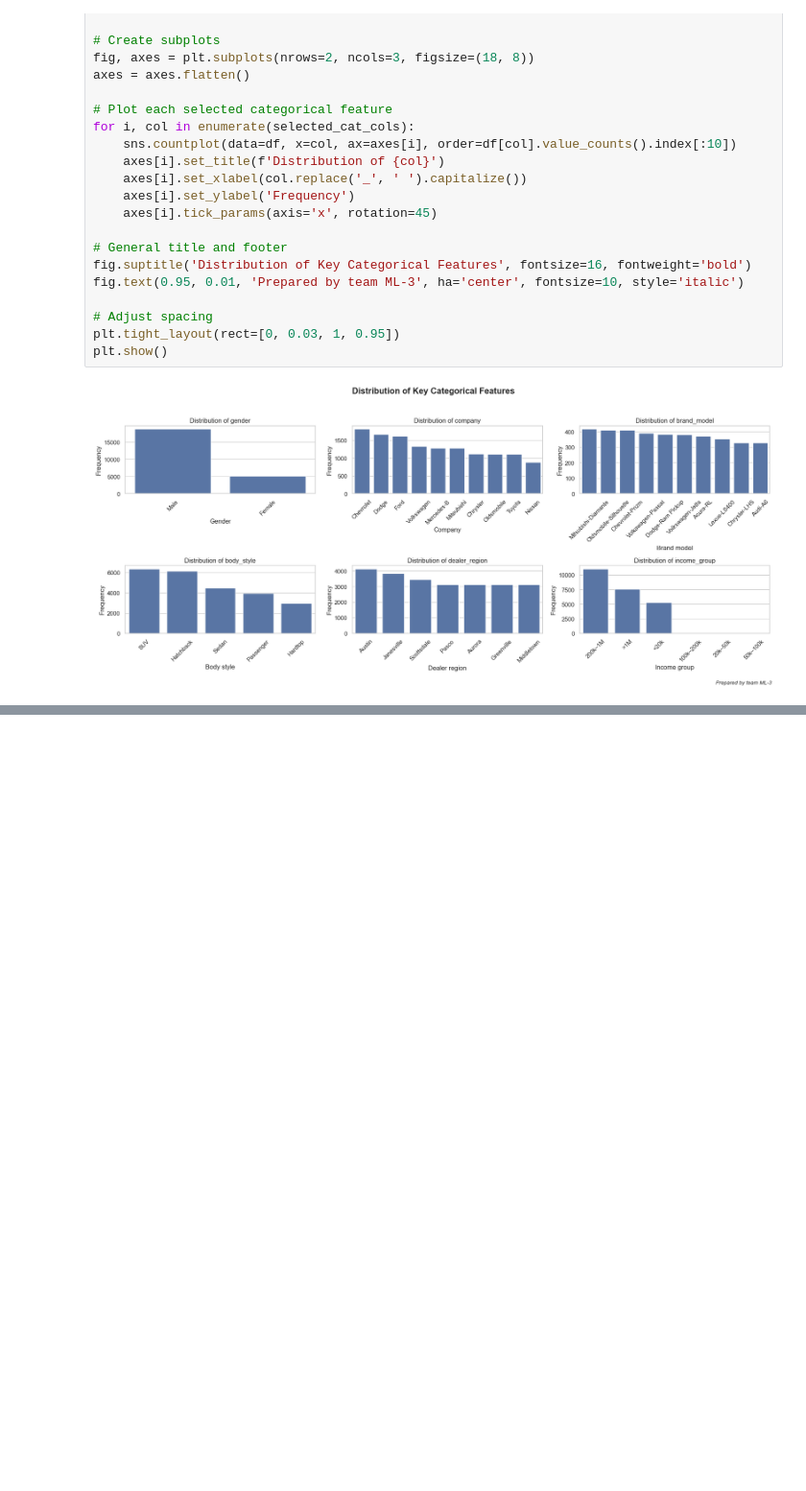
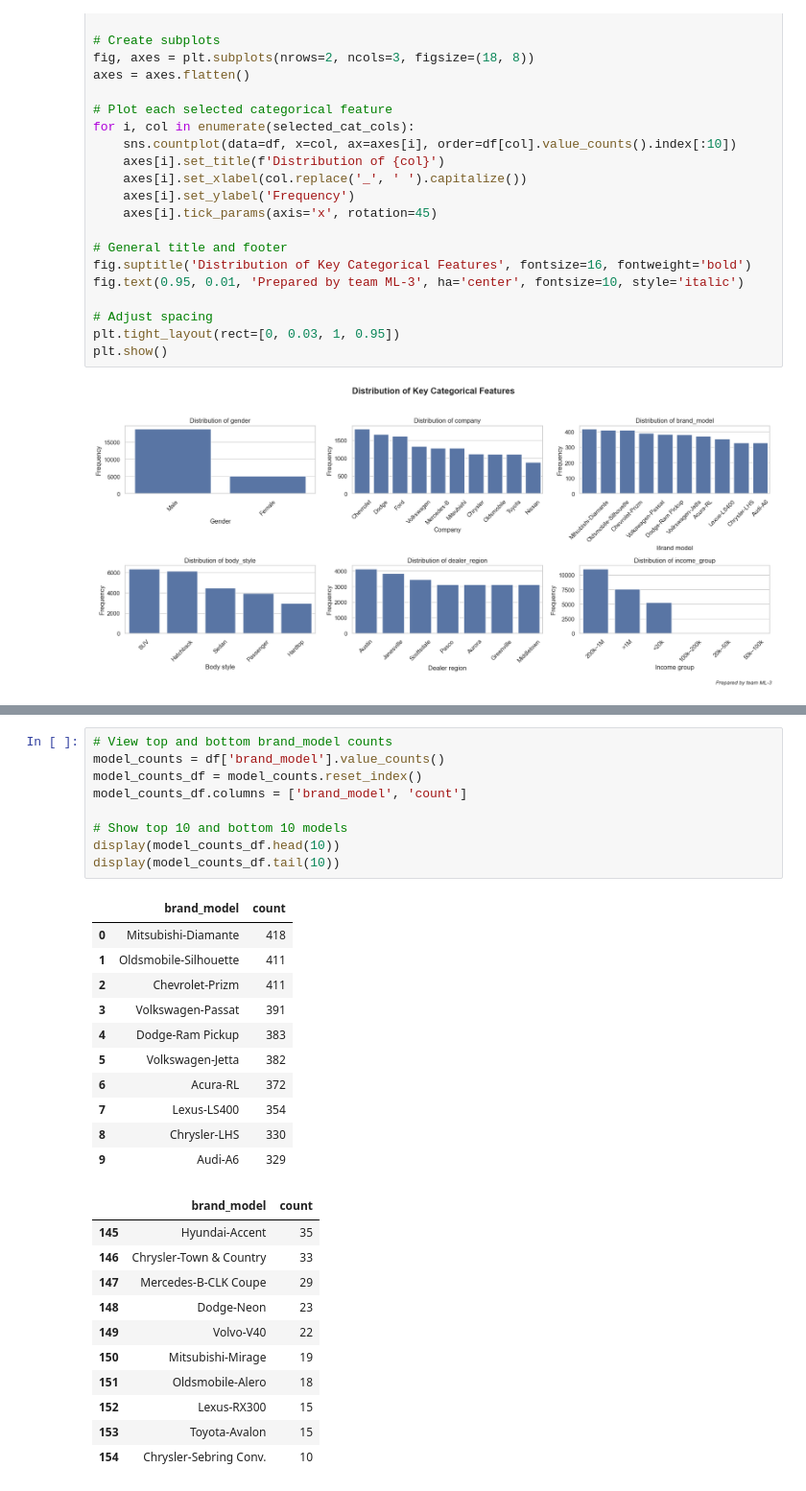
Before and after one commit to postatum/dealerships_sales_forecasting, a Jupyter notebook: notebooks/02_eda_analysis.ipynb, the cells around one changed output, grey strips where cells are left out. Shown: that part at 96% size. Cells and saved outputs as stored; diff of their text form; blank space fills up the shorter version.

```diff
--- a/notebooks/02_eda_analysis.ipynb
+++ b/notebooks/02_eda_analysis.ipynb
@@ -218,0 +286,32 @@ plt.show()
+# %%
+# View top and bottom brand_model counts
+model_counts = df['brand_model'].value_counts()
+model_counts_df = model_counts.reset_index()
+model_counts_df.columns = ['brand_model', 'count']
+
+# Show top 10 and bottom 10 models
+display(model_counts_df.head(10))
+display(model_counts_df.tail(10))
+# %% [output]
+|  | brand_model | count |
+| 0 | Mitsubishi-Diamante | 418 |
+| 1 | Oldsmobile-Silhouette | 411 |
+| 2 | Chevrolet-Prizm | 411 |
+| 3 | Volkswagen-Passat | 391 |
+| 4 | Dodge-Ram Pickup | 383 |
+| 5 | Volkswagen-Jetta | 382 |
+| 6 | Acura-RL | 372 |
+| 7 | Lexus-LS400 | 354 |
+| 8 | Chrysler-LHS | 330 |
+| 9 | Audi-A6 | 329 |
+|  | brand_model | count |
+| 145 | Hyundai-Accent | 35 |
+| 146 | Chrysler-Town & Country | 33 |
+| 147 | Mercedes-B-CLK Coupe | 29 |
+| 148 | Dodge-Neon | 23 |
+| 149 | Volvo-V40 | 22 |
+| 150 | Mitsubishi-Mirage | 19 |
+| 151 | Oldsmobile-Alero | 18 |
+| 152 | Lexus-RX300 | 15 |
+| 153 | Toyota-Avalon | 15 |
+| 154 | Chrysler-Sebring Conv. | 10 |
```
Also changed, not shown: parts of 15 cells of this notebook, 1 other file.
